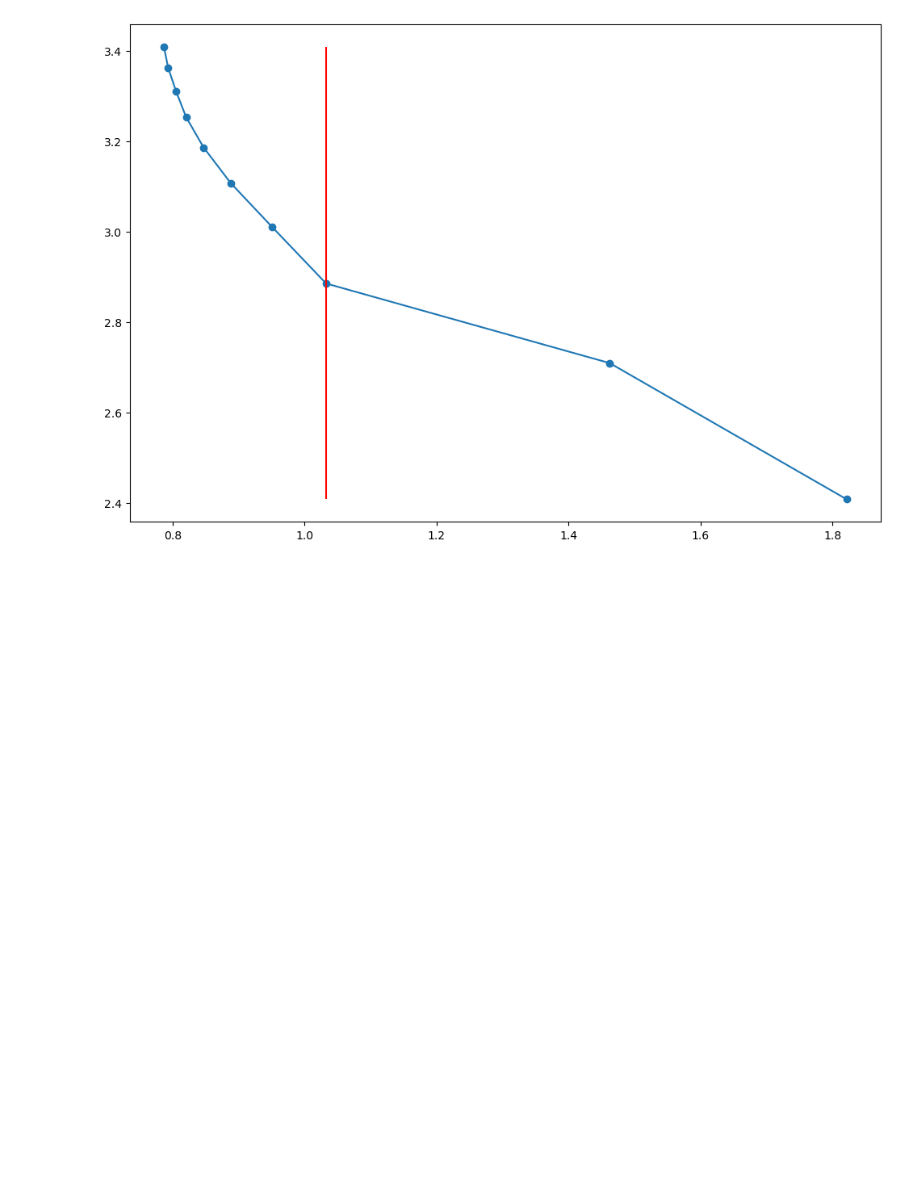
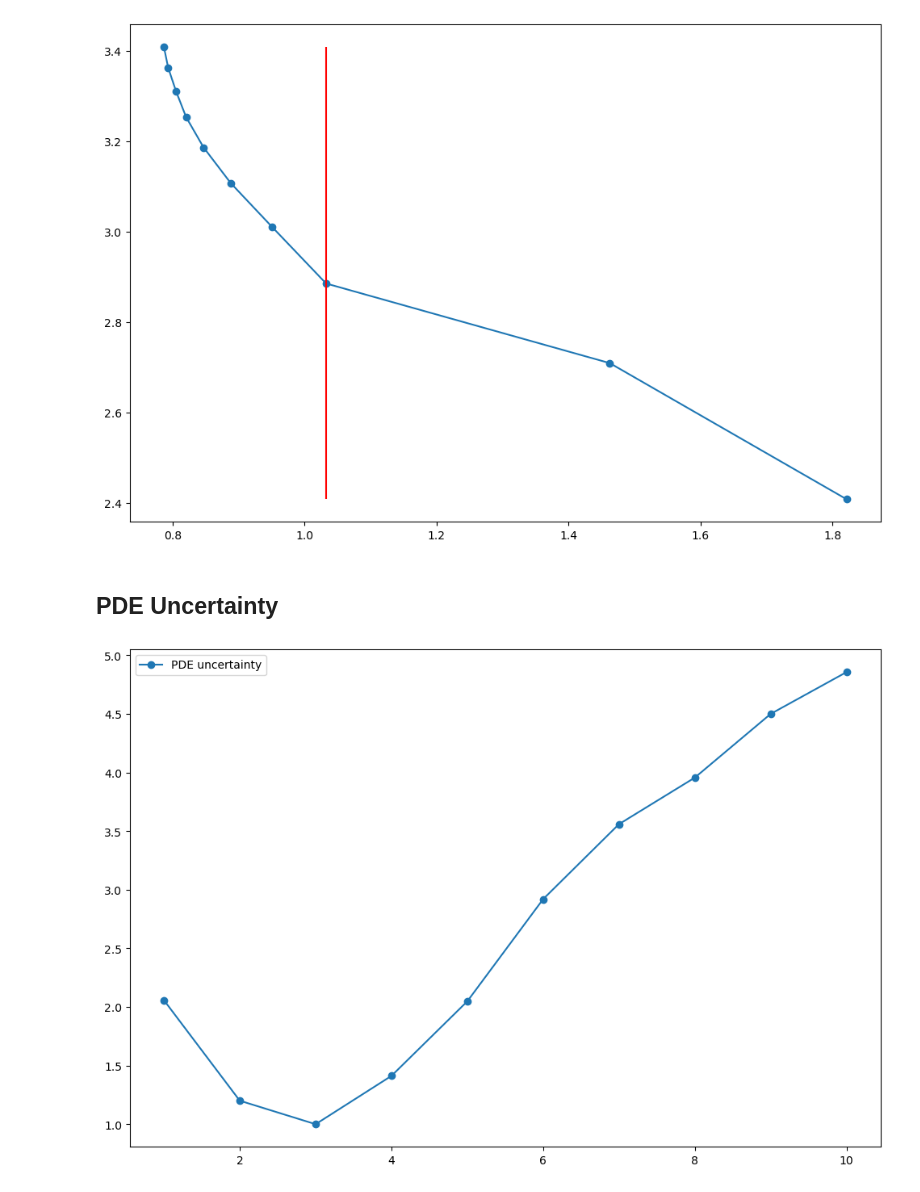
Before and after one commit to Pongpisit-Thanasutives/parametric-discovery, a Jupyter notebook: Spatial_Advection_Diffusion_WeakLib_KRR-Easy.ipynb, the cells around one changed output. Saved outputs shown, nothing was run; the diff lists cells and outputs as text; code cells hidden in the pictures; blank space fills up the shorter version.

```diff
--- a/Spatial_Advection_Diffusion_WeakLib_KRR-Easy.ipynb
+++ b/Spatial_Advection_Diffusion_WeakLib_KRR-Easy.ipynb
@@ -352,3 +352,41 @@ plt.vlines(find_corner(log_errors, log_coms), ymin=min(log_coms), ymax=max(log_c
 plt.show()
 # %% [output]
 [figure]
+# %% [markdown]
+## PDE Uncertainty
+# %%
+best_subsets = {}
+for com, candidate in enumerate(candidates):
+    com = com + 1
+    est_xi = []
+    uncert = 0.0
+    rss = 0.0
+    for j in trange(0, len(Theta_grouped), 1):
+        # model = BayesianRidge(fit_intercept=False)
+        model = ARDRegression(fit_intercept=False)
+        model.fit(Theta_grouped[j][:, candidate[j]], Ut_grouped[j])
+
+        post_prediction = (fft_Theta_grouped[j][:, candidate[j]]@model.coef_).reshape(-1, 1)
+        rss = rss + np.linalg.norm(fft_Ut_grouped[j] - post_prediction)**2
+
+        coeff = model.coef_.reshape(-1, 1)
+        uncert = uncert + np.sqrt(np.diag(model.sigma_)).sum()/abs(model.coef_).sum()
+        est_xi.append(coeff)
+
+    if com not in best_subsets: best_subsets[com] = (rss, uncert, indices)
+    elif rss < best_subsets[com][0]: best_subsets[com] = (rss, uncert, indices)
+
+min_uncert = np.min([best_subsets[com][1] for com in best_subsets])
+complexities = sorted(best_subsets.keys())
+uncertainties = []
+for com in complexities:
+    _, uncert, _ = best_subsets[com]
+    uncert = uncert/min_uncert
+    uncertainties.append(uncert)
+uncertainties = np.array(uncertainties)
+# %%
+plt.plot([_+1 for _ in range(max_complexity)], uncertainties, '-o', label='PDE uncertainty')
+plt.legend()
+plt.show()
+# %% [output]
+[figure, added]
```
Also changed, not shown: parts of 1 cell of this notebook.
